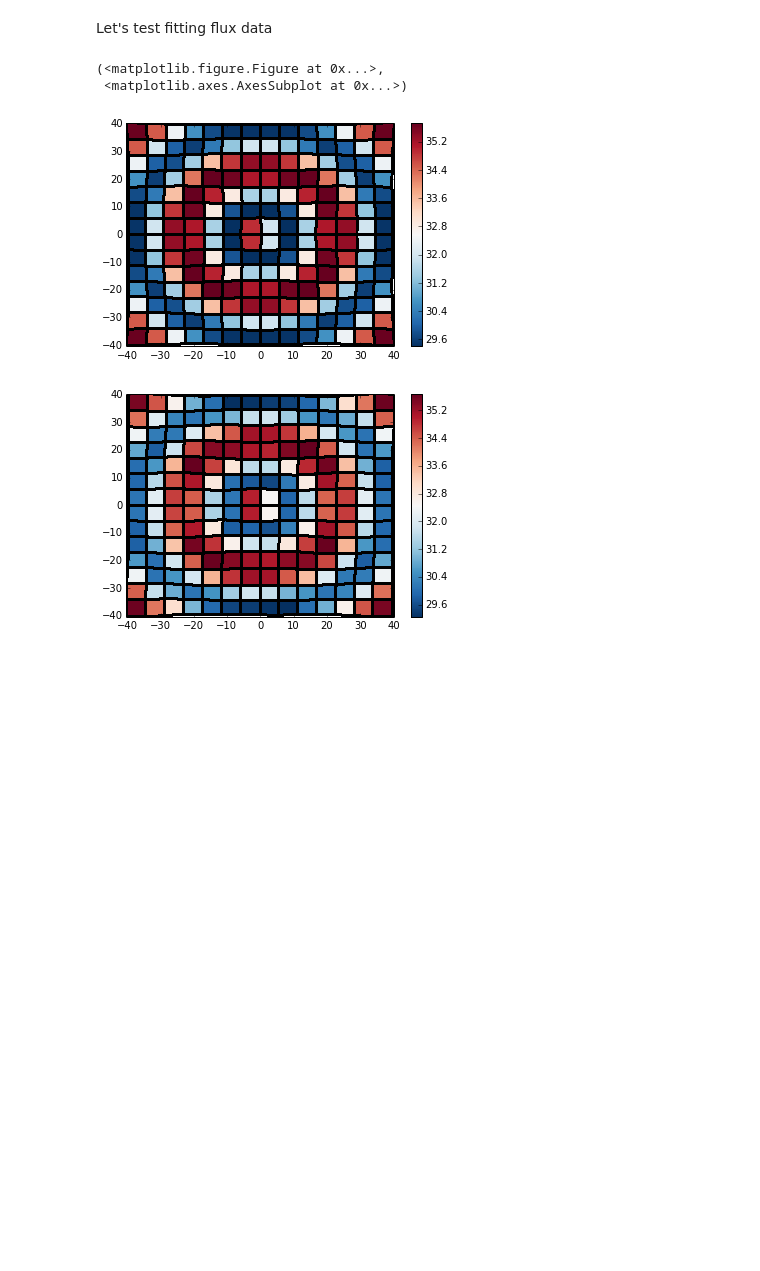
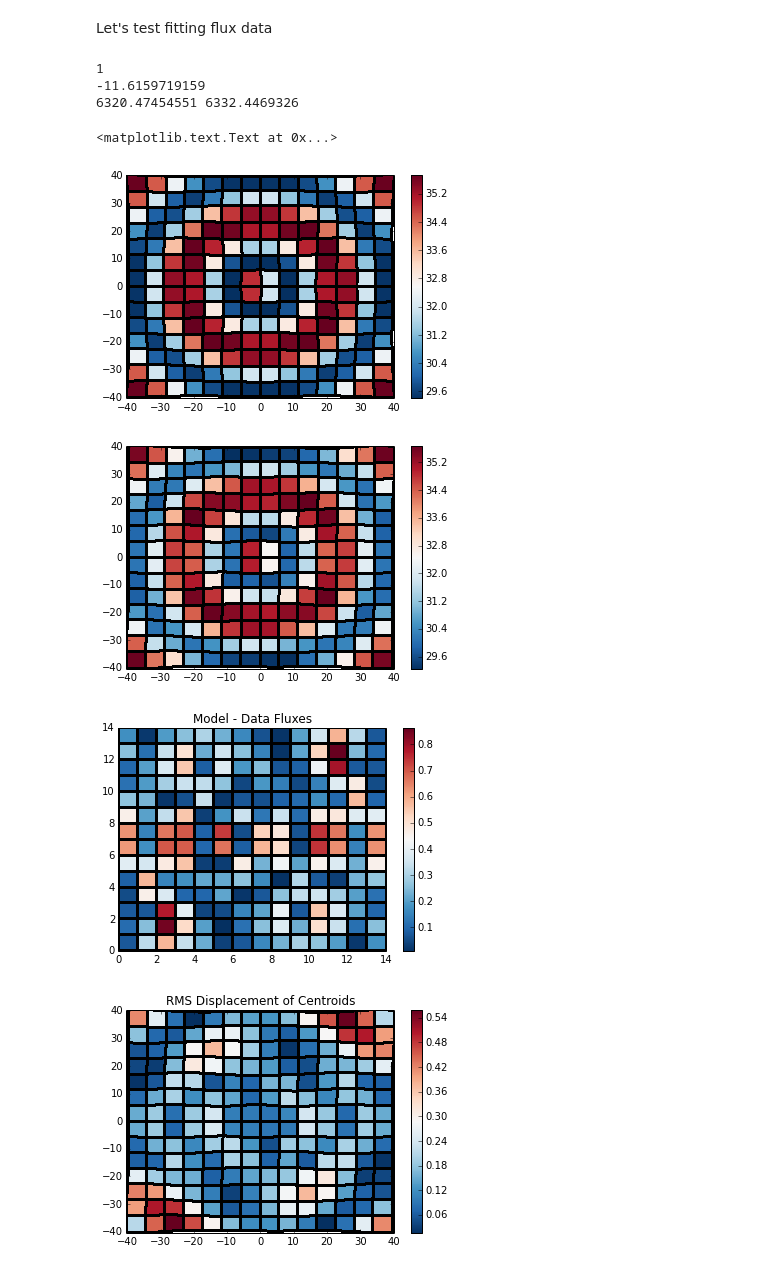
Before and after one commit to cpadavis/weak_sauce, a Jupyter notebook: notebooks/Examples.ipynb, the cells around one changed output. Cells and saved outputs as stored; diff of their text form; code cells hidden in the pictures; blank space fills up the shorter version.

```diff
--- a/notebooks/Examples.ipynb
+++ b/notebooks/Examples.ipynb
@@ -384,19 +384,39 @@ Let's test fitting flux data
 # %%
 from weak_sauce.fit_flat import FlatFitter
 mover_gen = UniformTreeringMover(center=np.array([0, 0]), wavelength=30,
-                                 amplitude=0.5, phase=0.25)
+                                 amplitude=0.5, phase=0.25,
+                                 flux=1)
 source_gen = make_source()
 mover_gen(source_gen)
 fitter = FlatFitter(source_gen.fluxes, luminosity=1)
 source_gen.plot_real_grid()
 
 source = make_source()
 # source.plot_real_grid()
 for i in xrange(100):
     fitter(source, step_size=1e-3)
 source.plot_real_grid()
+
+# source_gen.plot_pixel_grid()
+# source.plot_pixel_grid()
+
+print(fitter.luminosity)
+print(fitter.lnlike(source.vertices, source.fluxes))
+print(source_gen.fluxes.sum(), source.fluxes.sum())
+
+flux_diff = np.abs(source.fluxes - source_gen.fluxes)
+fig, ax = source.plot(flux_diff)
+ax.set_title('Model - Data Fluxes')
+
+cent_diff = np.sqrt(np.sum(np.square(source.centroids - source_gen.centroids), axis=2))
+fig, ax = source.plot(cent_diff, source.vertices[:,:,0], source.vertices[:,:,1])
+ax.set_title('RMS Displacement of Centroids')
 # %% [output]
-(<matplotlib.figure.Figure at 0x...>,
- <matplotlib.axes.AxesSubplot at 0x...>)
+1
+-11.6159719159
+6320.47454551 6332.4469326
+<matplotlib.text.Text at 0x...>
 [figure]
 [figure]
+[figure, added]
+[figure, added]
```
Also changed, not shown: parts of 6 cells of this notebook, 2 other files.
